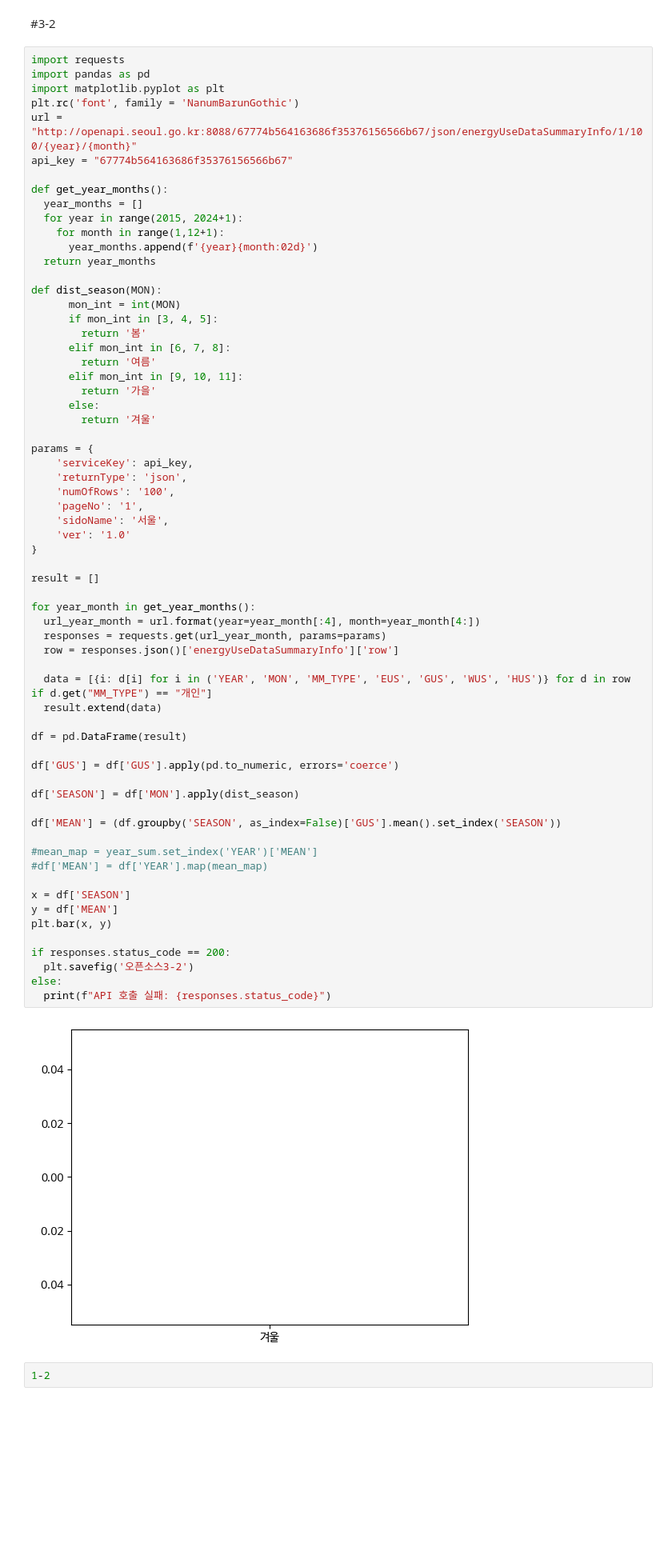
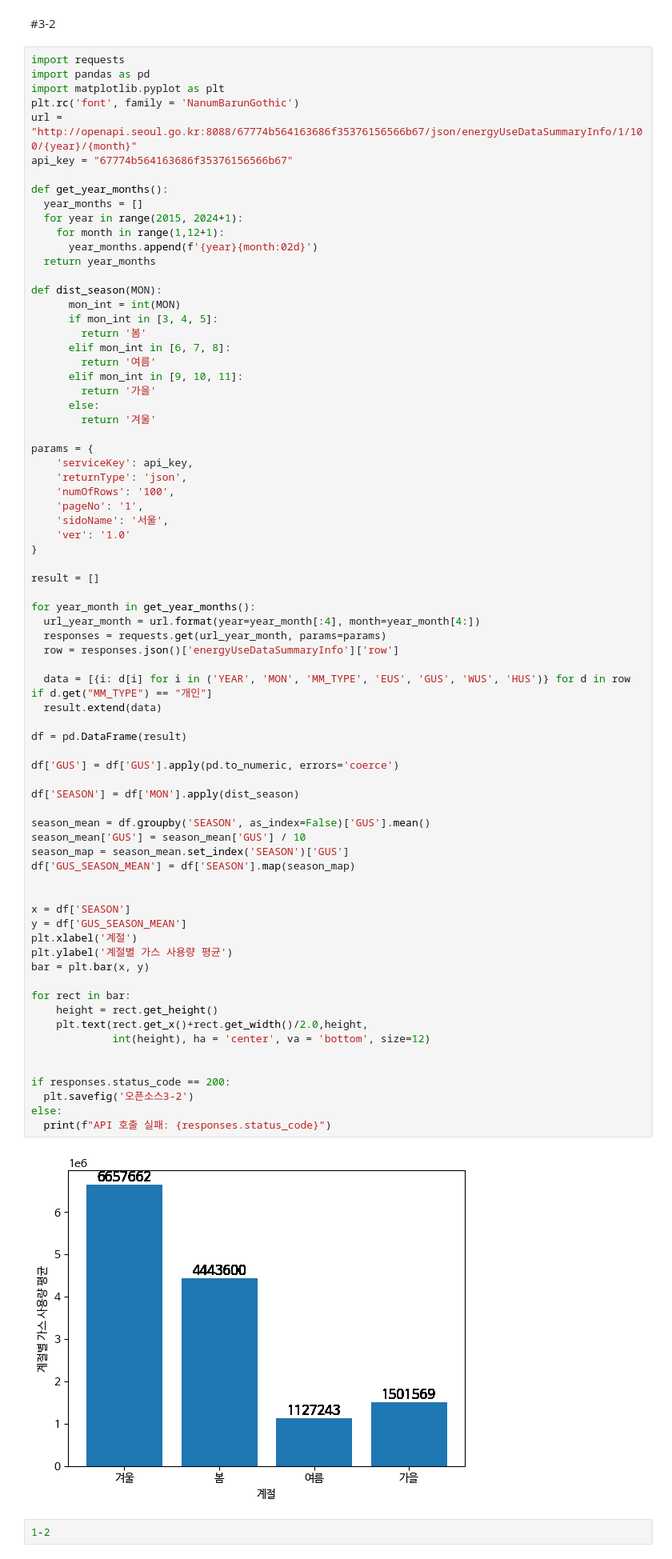
Before and after one commit to JacobChoi00/Data-Analysis-with-Open-Source, a Jupyter notebook: 오픈소스_데이터_분석_4강.ipynb, the cells around one changed output. Shown at 80% size. Saved outputs shown, nothing was run; the diff lists cells and outputs as text; blank space fills up the shorter version.

```diff
--- a/오픈소스_데이터_분석_4강.ipynb
+++ b/오픈소스_데이터_분석_4강.ipynb
@@ -241,39 +241,48 @@ params = {
     'pageNo': '1',
     'sidoName': '서울',
     'ver': '1.0'
 }
 
 result = []
 
 for year_month in get_year_months():
   url_year_month = url.format(year=year_month[:4], month=year_month[4:])
   responses = requests.get(url_year_month, params=params)
   row = responses.json()['energyUseDataSummaryInfo']['row']
 
   data = [{i: d[i] for i in ('YEAR', 'MON', 'MM_TYPE', 'EUS', 'GUS', 'WUS', 'HUS')} for d in row if d.get("MM_TYPE") == "개인"]
   result.extend(data)
 
 df = pd.DataFrame(result)
 
 df['GUS'] = df['GUS'].apply(pd.to_numeric, errors='coerce')
 
 df['SEASON'] = df['MON'].apply(dist_season)
 
-df['MEAN'] = (df.groupby('SEASON', as_index=False)['GUS'].mean().set_index('SEASON'))
+season_mean = df.groupby('SEASON', as_index=False)['GUS'].mean()
+season_mean['GUS'] = season_mean['GUS'] / 10
+season_map = season_mean.set_index('SEASON')['GUS']
+df['GUS_SEASON_MEAN'] = df['SEASON'].map(season_map)
 
-#mean_map = year_sum.set_index('YEAR')['MEAN']
-#df['MEAN'] = df['YEAR'].map(mean_map)
 
 x = df['SEASON']
-y = df['MEAN']
-plt.bar(x, y)
+y = df['GUS_SEASON_MEAN']
+plt.xlabel('계절')
+plt.ylabel('계절별 가스 사용량 평균')
+bar = plt.bar(x, y)
+
+for rect in bar:
+    height = rect.get_height()
+    plt.text(rect.get_x()+rect.get_width()/2.0,height,
+             int(height), ha = 'center', va = 'bottom', size=12)
+
 
 if responses.status_code == 200:
   plt.savefig('오픈소스3-2')
 else:
   print(f"API 호출 실패: {responses.status_code}")
 # %% [output]
-[figure, old version]
+[figure, new version]
 # %%
 1-2
 # %%
```
Also changed, not shown: parts of 1 cell of this notebook.
